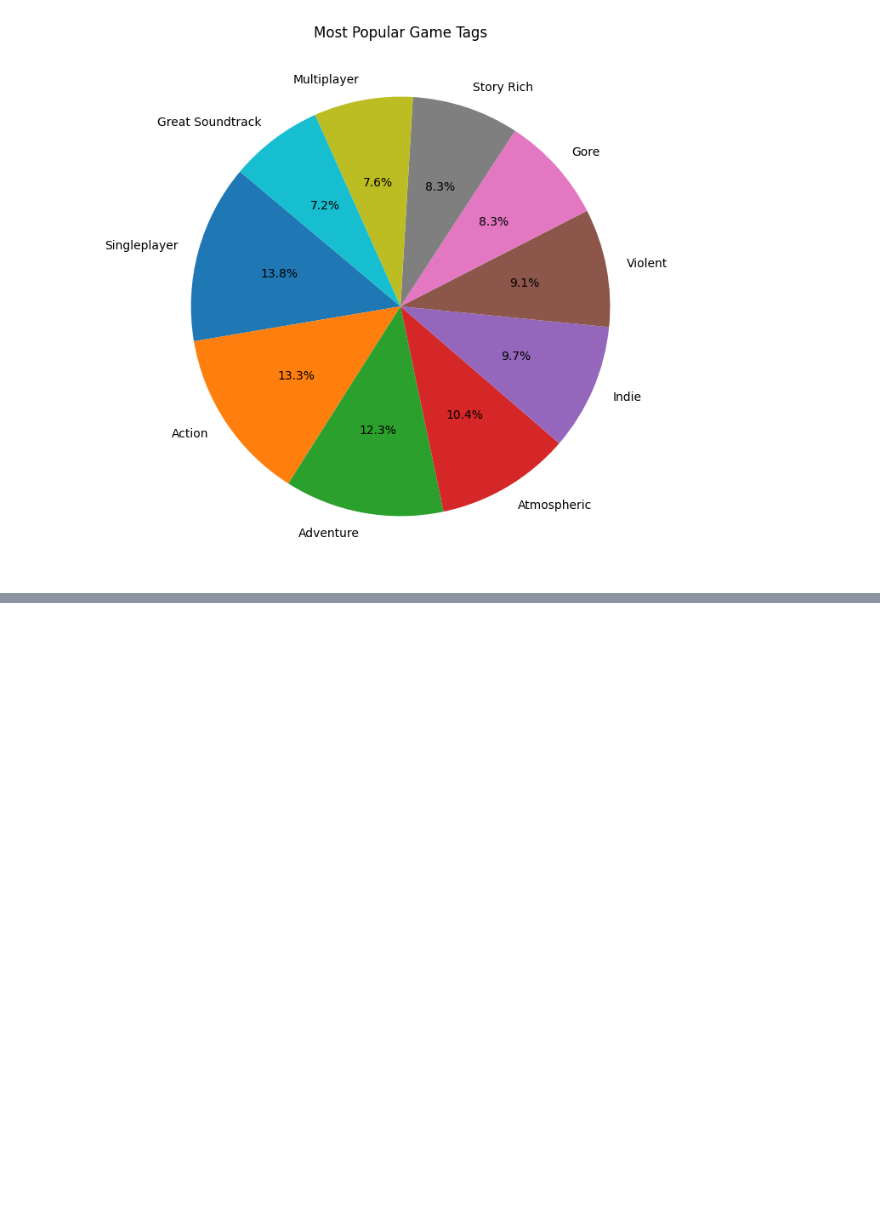
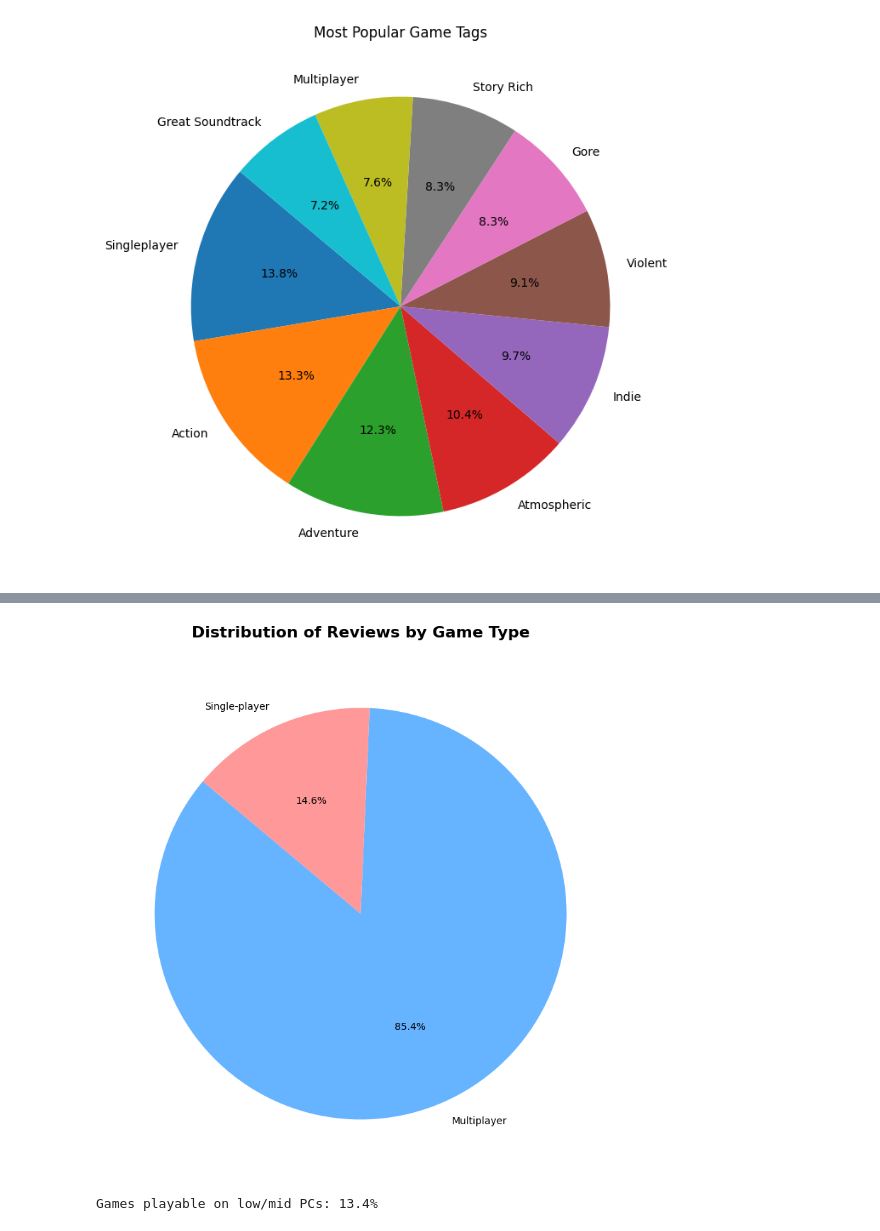
Before and after one commit to pratham009/steam_data_analysis, a Jupyter notebook: riot.ipynb, the cells around one changed output, grey strips where cells are left out. Saved outputs shown, nothing was run; the diff lists cells and outputs as text; code cells hidden in the pictures; blank space fills up the shorter version.

```diff
--- a/riot.ipynb
+++ b/riot.ipynb
@@ -230,0 +127,17 @@ plt.show()
+# %%
+# Extract game type (single-player/multiplayer) from game_details
+df['game_type'] = df['game_details'].apply(lambda x: 'Multiplayer' if 'Multi-player' in x else 'Single-player')
+
+# Group by game type and sum review counts
+game_type_reviews = df.groupby('game_type')['review_count'].sum().reset_index()
+
+# Plot the distribution
+plt.figure(figsize=(8, 8))
+plt.pie(game_type_reviews['review_count'], labels=game_type_reviews['game_type'], autopct='%1.1f%%', startangle=140, colors=['#66b3ff', '#ff9999'])
+plt.title('Distribution of Reviews by Game Type', fontsize=16, pad=20, weight='bold')
+plt.tight_layout()
+plt.show()
+
+game_type_reviews.to_csv('game_type_reviews.csv', index=False)
+# %% [output]
+[figure, added]
@@ -230,0 +226,6 @@ plt.show()
+# %%
+# Count games by hardware tier
+low_end_pc_games = df[df['cpu_tier'].isin(['Low', 'Mid']) & df['gpu_tier'].isin(['Low', 'Mid'])]
+print(f"Games playable on low/mid PCs: {len(low_end_pc_games) / len(df) * 100:.1f}%")
+# %% [output]
+Games playable on low/mid PCs: 13.4%
```
Also changed, not shown: parts of 13 cells of this notebook, 4 other files.
